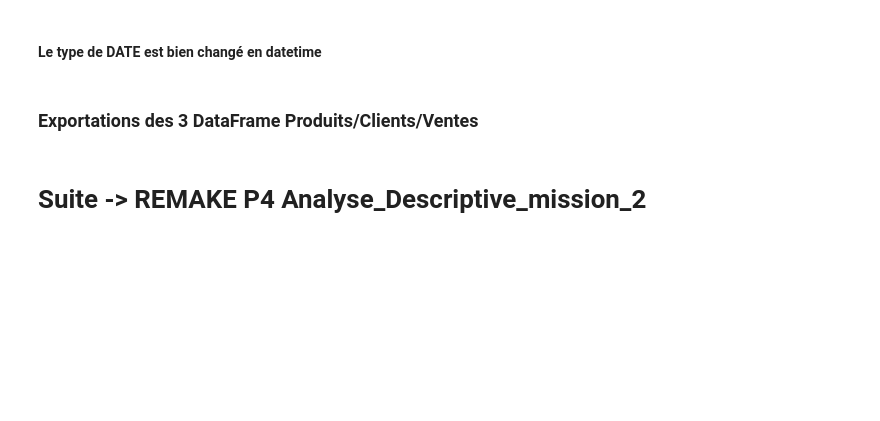
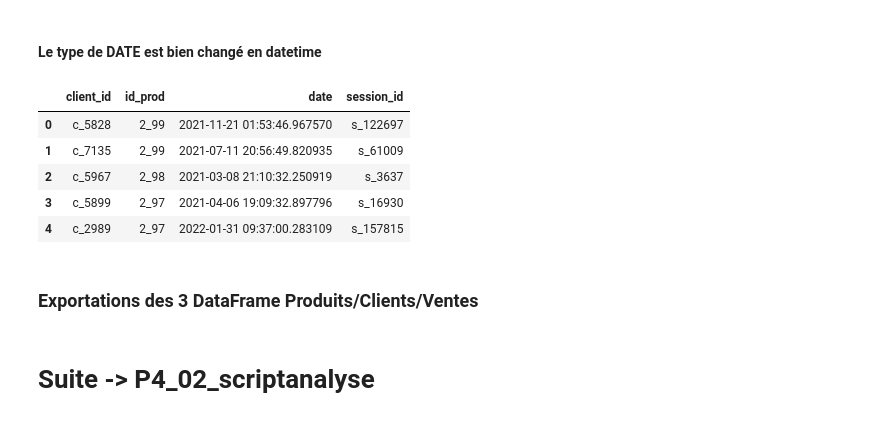
Before and after one commit to TheoChastrePradat/P4_Analyse_Vente, a Jupyter notebook: Livrables/P4_01_scriptdonnees.ipynb, the cells around one changed output. Cells and saved outputs as stored; diff of their text form; code cells hidden in the pictures; blank space fills up the shorter version.

Commit message:
ajout ventes.head() + rename suite

```diff
--- a/Livrables/P4_01_scriptdonnees.ipynb
+++ b/Livrables/P4_01_scriptdonnees.ipynb
@@ -351,6 +351,15 @@ dtypes: datetime64[ns](1), object(3)
 memory usage: 10.3+ MB
 # %% [markdown]
 #### Le type de DATE est bien changé en datetime
+# %%
+ventes.head(5)
+# %% [output]
+|  | client_id | id_prod | date | session_id |
+| 0 | c_5828 | 2_99 | 2021-11-21 01:53:46.967570 | s_122697 |
+| 1 | c_7135 | 2_99 | 2021-07-11 20:56:49.820935 | s_61009 |
+| 2 | c_5967 | 2_98 | 2021-03-08 21:10:32.250919 | s_3637 |
+| 3 | c_5899 | 2_97 | 2021-04-06 19:09:32.897796 | s_16930 |
+| 4 | c_2989 | 2_97 | 2022-01-31 09:37:00.283109 | s_157815 |
 # %% [markdown]
 ### Exportations des 3 DataFrame Produits/Clients/Ventes
 # %%
@@ -358,4 +367,4 @@ produits.to_csv('produits.csv', index=False)
 clients.to_csv('clients.csv', index=False)
 ventes.to_csv('ventes.csv', index=False)
 # %% [markdown]
-# Suite -> REMAKE P4 Analyse_Descriptive_mission_2
+# Suite -> P4_02_scriptanalyse
```
Also changed, not shown: parts of 2 cells of this notebook.
